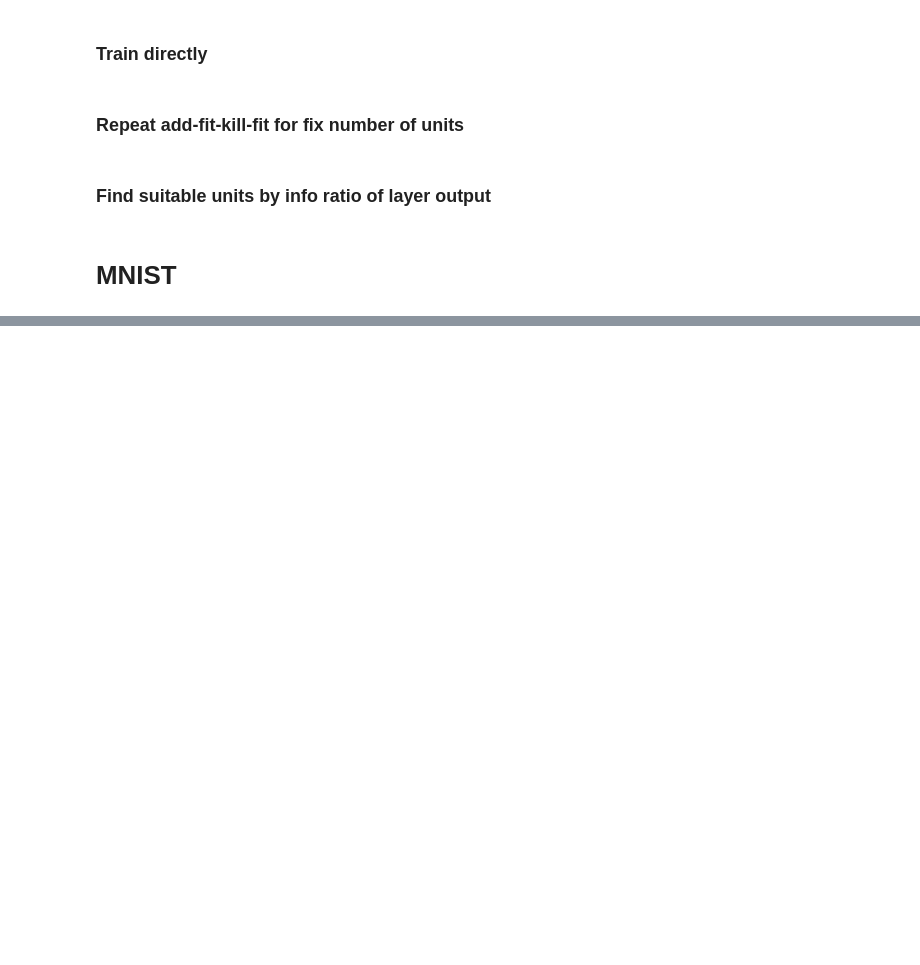
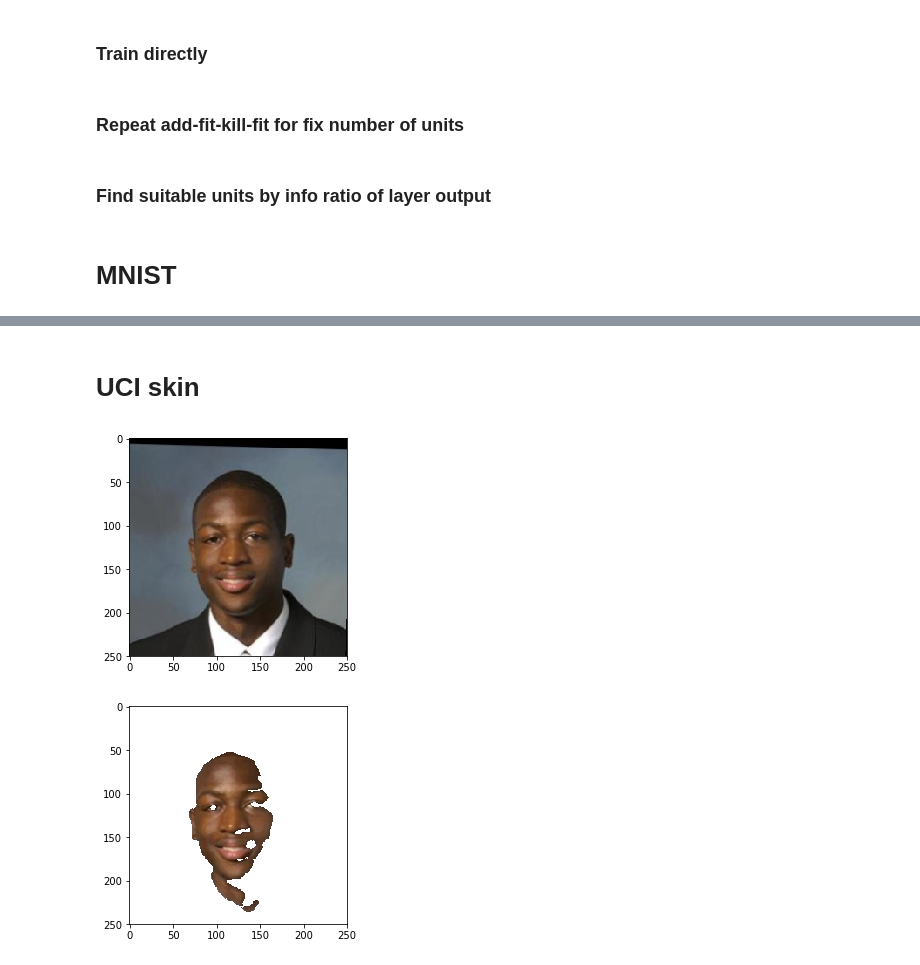
Before and after one commit to Dogiko/Machine-Learning, a Jupyter notebook: Dogiko-Learn.ipynb, the cells around one changed output, grey strips where cells are left out. Cells and saved outputs as stored; diff of their text form; code cells hidden in the pictures; blank space fills up the shorter version.

```diff
--- a/Dogiko-Learn.ipynb
+++ b/Dogiko-Learn.ipynb
@@ -1449,0 +1595,20 @@ NN.Train(method="Rprop", times= 10)
+# %% [markdown]
+# UCI skin
+# %%
+X = np.load("../UCI/Is-skin/data-npy/data.npy")[:,2::-1]
+Y = np.load("../UCI/Is-skin/data-npy/label.npy")
+shuffle = np.arange(X.shape[0])
+np.random.shuffle(shuffle)
+X = X[shuffle]
+Y = Y[shuffle]
+
+NN = DogikoNeuralNetwork()
+NN.SetTrainData(X[:200000], Y[:200000])
+NN.SetValidData(X[200000:220000], Y[200000:220000])
+NN.SetTestData(X[:220000], Y[:220000])
+NN.SetLossFunction("cross entropy")
+NN.SetRegularizer(0., 0.)
+NN.AddHiddenLayer(10, Hypertan())
+NN.SetOutputFunction(Softmax())
+NN.SetTerminator(5,10, -0.01)
+NN.Build()
@@ -1449,0 +1617,14 @@ NN.Train(method="Rprop", times= 10)
+# %%
+img = plt.imread("../../linker/hair/data/lfw_funneled/Dwayne_Wade/Dwayne_Wade_0001.jpg")
+plt.imshow(img)
+plt.show()
+infer = NN.GetInference(img.astype(np.float64).reshape(-1, 3)[:,:3])
+
+foo = np.zeros((250,250,4),dtype=np.uint8)
+foo[:,:,:3] = img[:,:,:3]
+foo[:,:,3] = 255*(infer[:,0].reshape(250, 250)>0.3)
+plt.imshow(foo)
+plt.show()
+# %% [output]
+[figure, added]
+[figure, added]
```
Also changed, not shown: parts of 15 cells of this notebook.
